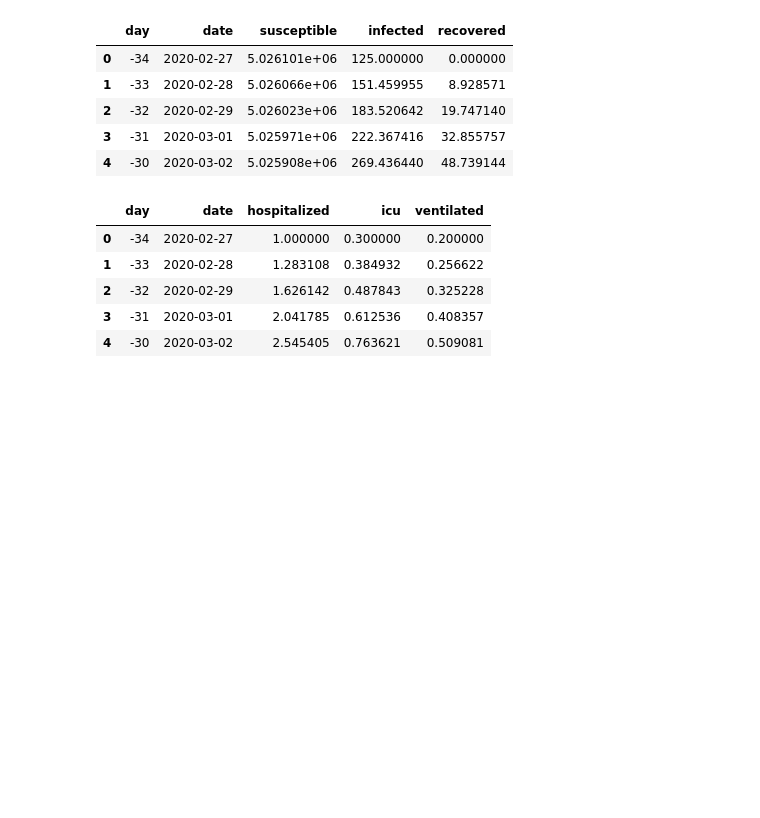
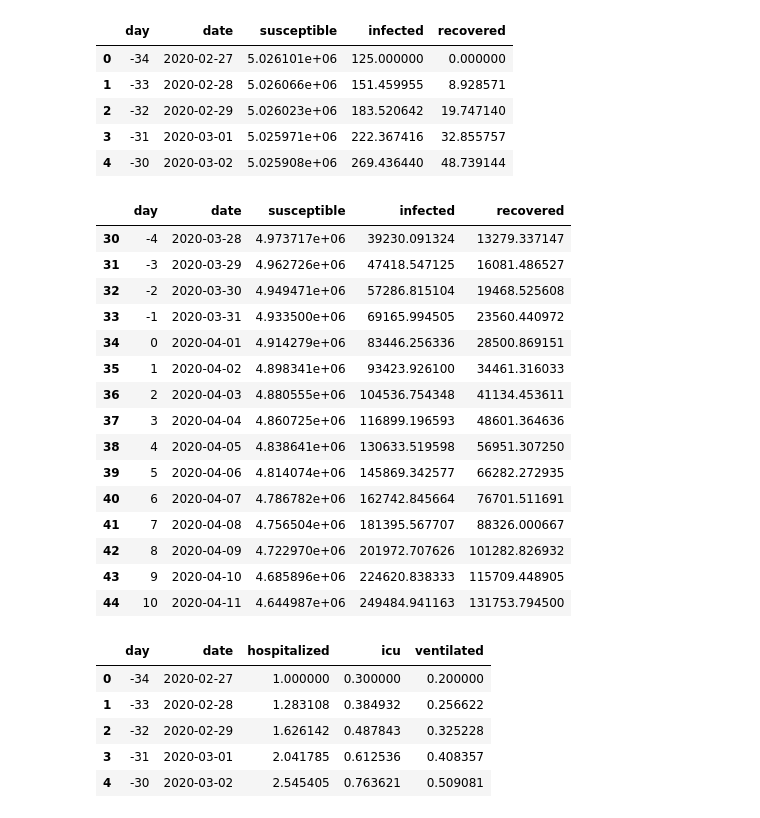
Before and after one commit to misken/c19, a Jupyter notebook: mychime/scenario_runner/using_sim_chime_scenario_runner.ipynb, the cells around one changed output. Saved outputs shown, nothing was run; the diff lists cells and outputs as text; code cells hidden in the pictures; blank space fills up the shorter version.

```diff
--- a/mychime/scenario_runner/using_sim_chime_scenario_runner.ipynb
+++ b/mychime/scenario_runner/using_sim_chime_scenario_runner.ipynb
@@ -144,6 +182,25 @@ results['sim_sir_w_date_df'].head()
 | 2 | -32 | 2020-02-29 | 5.026023e+06 | 183.520642 | 19.747140 |
 | 3 | -31 | 2020-03-01 | 5.025971e+06 | 222.367416 | 32.855757 |
 | 4 | -30 | 2020-03-02 | 5.025908e+06 | 269.436440 | 48.739144 |
+# %%
+results['sim_sir_w_date_df'][30:45]
+# %% [output]
+|  | day | date | susceptible | infected | recovered |
+| 30 | -4 | 2020-03-28 | 4.973717e+06 | 39230.091324 | 13279.337147 |
+| 31 | -3 | 2020-03-29 | 4.962726e+06 | 47418.547125 | 16081.486527 |
+| 32 | -2 | 2020-03-30 | 4.949471e+06 | 57286.815104 | 19468.525608 |
+| 33 | -1 | 2020-03-31 | 4.933500e+06 | 69165.994505 | 23560.440972 |
+| 34 | 0 | 2020-04-01 | 4.914279e+06 | 83446.256336 | 28500.869151 |
+| 35 | 1 | 2020-04-02 | 4.898341e+06 | 93423.926100 | 34461.316033 |
+| 36 | 2 | 2020-04-03 | 4.880555e+06 | 104536.754348 | 41134.453611 |
+| 37 | 3 | 2020-04-04 | 4.860725e+06 | 116899.196593 | 48601.364636 |
+| 38 | 4 | 2020-04-05 | 4.838641e+06 | 130633.519598 | 56951.307250 |
+| 39 | 5 | 2020-04-06 | 4.814074e+06 | 145869.342577 | 66282.272935 |
+| 40 | 6 | 2020-04-07 | 4.786782e+06 | 162742.845664 | 76701.511691 |
+| 41 | 7 | 2020-04-08 | 4.756504e+06 | 181395.567707 | 88326.000667 |
+| 42 | 8 | 2020-04-09 | 4.722970e+06 | 201972.707626 | 101282.826932 |
+| 43 | 9 | 2020-04-10 | 4.685896e+06 | 224620.838333 | 115709.448905 |
+| 44 | 10 | 2020-04-11 | 4.644987e+06 | 249484.941163 | 131753.794500 |
 # %%
 results['dispositions_df'].head()
 # %% [output]
```
Also changed, not shown: parts of 4 cells of this notebook.
